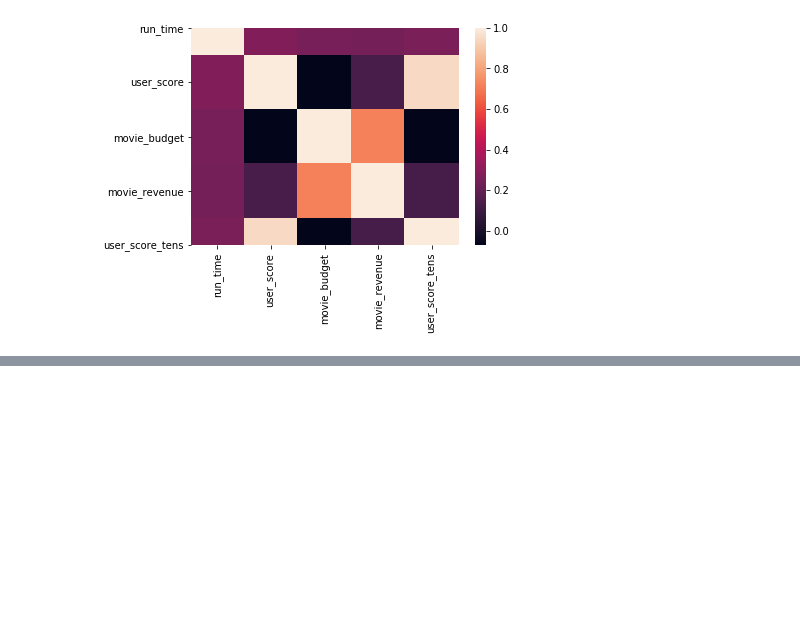
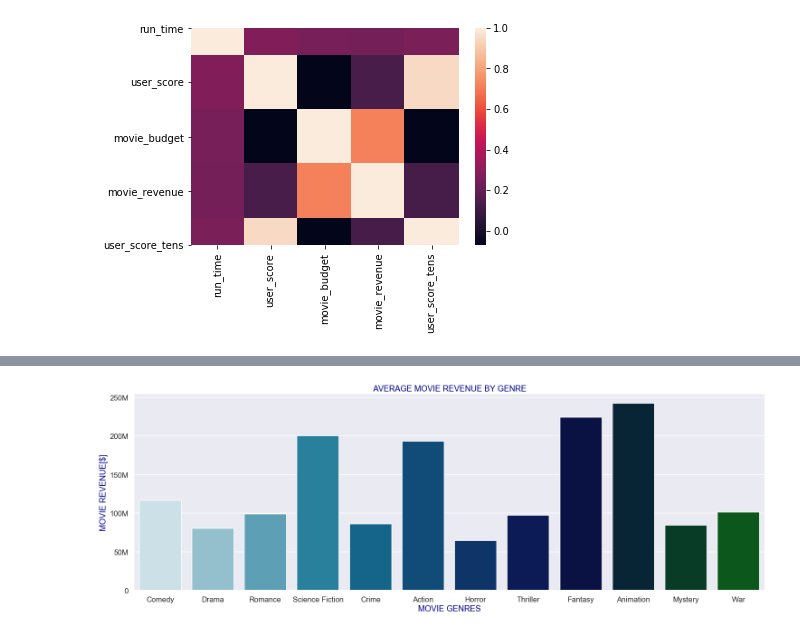
Before and after one commit to gabrieljarosi/dsc-mod-1-project-v2-1-onl01-dtsc-pt-041320, a Jupyter notebook: student.ipynb, the cells around one changed output, grey strips where cells are left out. Saved outputs shown, nothing was run; the diff lists cells and outputs as text; code cells hidden in the pictures; blank space fills up the shorter version.

```diff
--- a/student.ipynb
+++ b/student.ipynb
@@ -591,13 +579,16 @@ plt.show()
 df['user_score_tens'] = df.user_score // 10 * 10
 # %%
 #GRAPHING MOVIE USER SCORE vs. MOVIE REVENUE
-sns.lmplot(x="user_score_tens", y="movie_revenue", data=df,height=6, aspect=1.5).set(
+sns.set_style('darkgrid')
+sns.lmplot(x="user_score_tens", y="movie_revenue", data=df,height=6, aspect=1.5, palette = ('ocean')).set(
     title='MOVIE USER SCORE vs. MOVIE REVENUE', ylabel='MOVIE REVENUE',xlabel=('USER SCORE(10"s)'))
+sns.set_style('darkgrid')
 ax = plt.gca()
 ax.yaxis.set_major_formatter(tick.FuncFormatter(reformat_large_tick_values))
 
 sns.catplot(x="user_score_tens", y="movie_revenue", kind="swarm", data=df,height=6, aspect=1.5).set(
     title='MOVIE USER SCORE vs. MOVIE REVENUE', ylabel='MOVIE REVENUE',xlabel=('USER SCORE(10"s)'))
+sns.set_context('talk')
 ax = plt.gca()
 ax.yaxis.set_major_formatter(tick.FuncFormatter(reformat_large_tick_values))
 plt.show()
@@ -644,0 +651,21 @@ sns.heatmap(corr)
+# %%
+most_common_genre_list = ['Comedy','Drama','Romance','Science Fiction','Crime','Action','Horror',
+                          'Thriller','Fantasy','Animation','Mystery','War']
+genre_dict = {}
+
+for genre in most_common_genre_list:
+    genre_dict[genre] = []
+    for index,bol in enumerate(df['genre'].str.contains(genre)):
+        if bol == True:
+            if df['movie_revenue'][index] > 0:
+                genre_dict[genre].append(df['movie_revenue'][index])
+# %%
+genre_dict_avg = {}
+for genre in most_common_genre_list:
+    genre_dict_avg[genre] = []
+    avg = round(sum(genre_dict[genre])/len(genre_dict[genre]),0)
+    genre_dict_avg[genre].append(avg)
+avg_df = pd.DataFrame(genre_dict_avg).transpose()
+avg_df.reset_index(inplace=True)
+avg_df.columns = (['Genre','Revenue_Average'])
+avg_df
@@ -644,0 +686,11 @@ sns.heatmap(corr)
+# %%
+plt.figure(figsize = (25,8))
+avg_barplot = sns.barplot(x="Genre", y="Revenue_Average",  data=avg_df,palette = ('ocean_r'))
+plt.title('AVERAGE MOVIE REVENUE BY GENRE',fontsize=18, color = 'darkblue')
+plt.ylabel('MOVIE REVENUE[$]',fontsize=18, color = 'darkblue')
+plt.xlabel('MOVIE GENRES',fontsize=18, color = 'darkblue')
+ax = plt.gca()
+ax.yaxis.set_major_formatter(tick.FuncFormatter(reformat_large_tick_values))
+plt.show()
+# %% [output]
+[figure, added]
```
Also changed, not shown: parts of 7 cells of this notebook.
